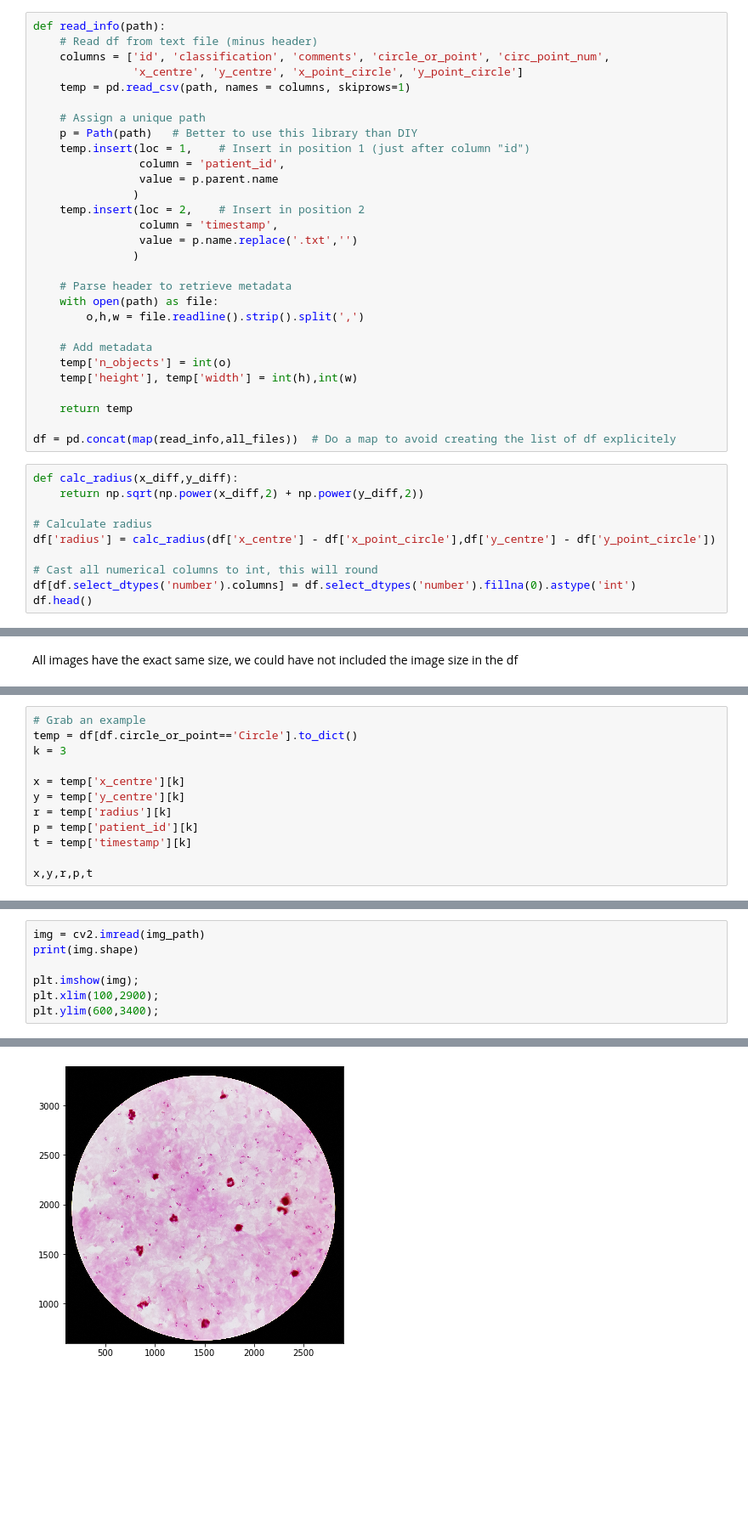
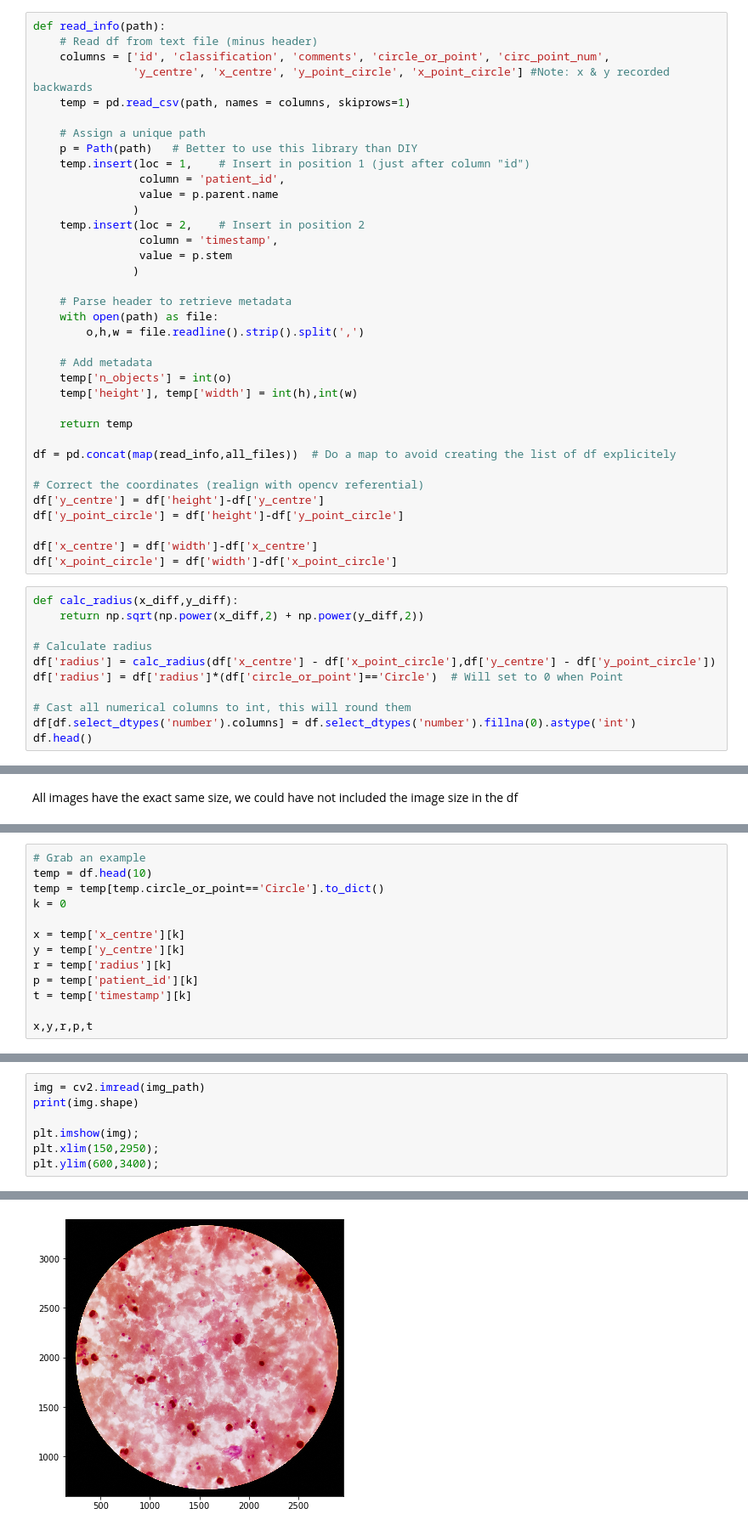
Before and after one commit to malaria-diagnosis/malaria-code, a Jupyter notebook: smartphone_data_scripts/new_ai4good_scripts/scripts/preprocess.ipynb, the cells around one changed output, grey strips where cells are left out. Shown at 85% size. Drawn from its saved outputs; the diff is of its cells as text; blank space fills up the shorter version.

```diff
--- a/smartphone_data_scripts/new_ai4good_scripts/scripts/preprocess.ipynb
+++ b/smartphone_data_scripts/new_ai4good_scripts/scripts/preprocess.ipynb
@@ -24,7 +24,7 @@ all_images = [p.replace('/GT_updated','').replace('.txt','.jpg') for p in all_fi
 def read_info(path):
     # Read df from text file (minus header)
     columns = ['id', 'classification', 'comments', 'circle_or_point', 'circ_point_num',
-               'x_centre', 'y_centre', 'x_point_circle', 'y_point_circle']
+               'y_centre', 'x_centre', 'y_point_circle', 'x_point_circle'] #Note: x & y recorded backwards
     temp = pd.read_csv(path, names = columns, skiprows=1)
 
     # Assign a unique path
@@ -35,7 +35,7 @@ def read_info(path):
                )
     temp.insert(loc = 2,    # Insert in position 2
                 column = 'timestamp',
-                value = p.name.replace('.txt','')
+                value = p.stem
                )
 
     # Parse header to retrieve metadata
@@ -49,14 +49,22 @@ def read_info(path):
     return temp
 
 df = pd.concat(map(read_info,all_files))  # Do a map to avoid creating the list of df explicitely
+
+# Correct the coordinates (realign with opencv referential)
+df['y_centre'] = df['height']-df['y_centre']
+df['y_point_circle'] = df['height']-df['y_point_circle']
+
+df['x_centre'] = df['width']-df['x_centre']
+df['x_point_circle'] = df['width']-df['x_point_circle']
 # %%
 def calc_radius(x_diff,y_diff):
     return np.sqrt(np.power(x_diff,2) + np.power(y_diff,2))
 
 # Calculate radius
 df['radius'] = calc_radius(df['x_centre'] - df['x_point_circle'],df['y_centre'] - df['y_point_circle'])
+df['radius'] = df['radius']*(df['circle_or_point']=='Circle')  # Will set to 0 when Point
 
-# Cast all numerical columns to int, this will round
+# Cast all numerical columns to int, this will round them
 df[df.select_dtypes('number').columns] = df.select_dtypes('number').fillna(0).astype('int')
 df.head()
 # %% [output]
@@ -84,7 +94,8 @@ All images have the exact same size, we could have not included the image size i
 # %%
 # Grab an example
-temp = df[df.circle_or_point=='Circle'].to_dict()
-k = 3
+temp = df.head(10)
+temp = temp[temp.circle_or_point=='Circle'].to_dict()
+k = 0
 
 x = temp['x_centre'][k]
 y = temp['y_centre'][k]
@@ -104,13 +115,13 @@ img_path
 # %%
 img = cv2.imread(img_path)
 print(img.shape)
 
 plt.imshow(img);
-plt.xlim(100,2900);
+plt.xlim(150,2950);
 plt.ylim(600,3400);
 # %% [output]
 (4032, 3024, 3)
-[figure, old version]
+[figure, new version]
 # %%
 #background = np.zeros((4032,3024), np.uint8)
 
```
Also changed, not shown: parts of 16 cells of this notebook.
